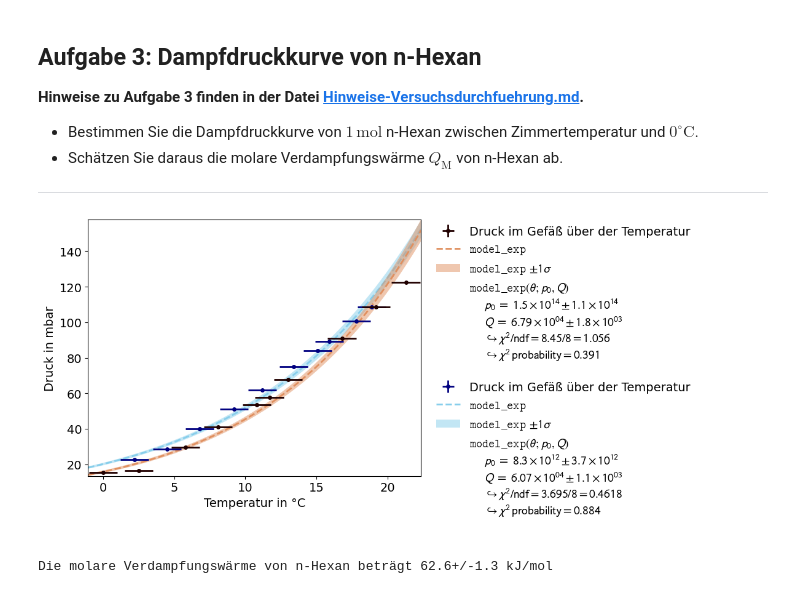
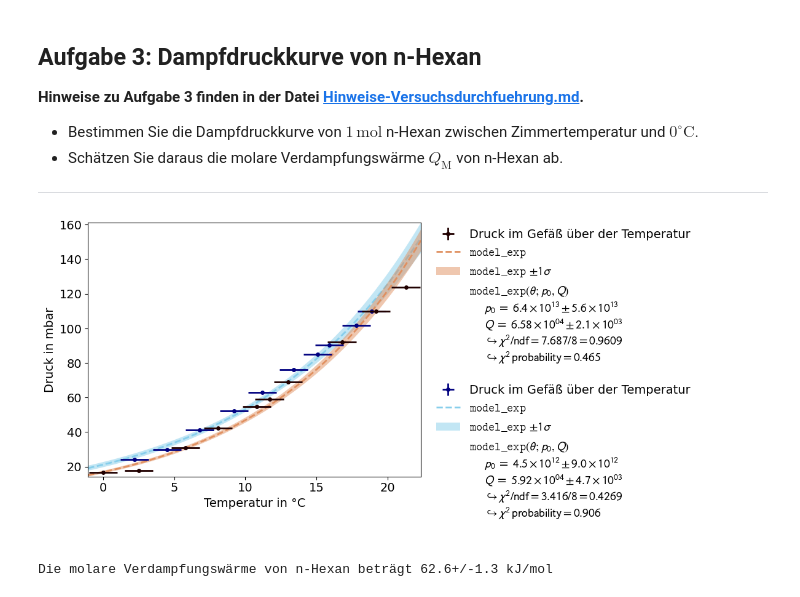
Before and after one commit to MRNock04/P2, a Jupyter notebook: Ideales_und_reales_Gas/Ideales_und_reales_Gas.ipynb, the cells around one changed output. Drawn from its saved outputs; the diff is of its cells as text; code cells hidden in the pictures.

```diff
--- a/Ideales_und_reales_Gas/Ideales_und_reales_Gas.ipynb
+++ b/Ideales_und_reales_Gas/Ideales_und_reales_Gas.ipynb
@@ -417,7 +417,7 @@ def model_exp(theta,p_0=0,Q=0):
     return p_0 * np.exp(-Q/(8.314*(theta+273.15)))
 
 # Bestimmung der Messwerte und verschieben in passende Arrays
-h_l = 50.02
+h_l = 50.11
 h_r = 40.83
 h_03 = (h_l + h_r)/2
 
@@ -425,34 +425,34 @@ h_runter = np.array([40.83,41.35,42.02,42.89,43.26,43.42, 43.88, 44.31, 44.81, 4
 h_hoch = np.array([44.57,44.35,43.92,43.51,43.11,42.61,42.28,42.08,41.65,41.35])
 
 T_runter = [21.3,19.2,16.8,13.,11.7,10.8,8.1,5.8,2.5,0]
 T_hoch = [2.2,4.5,6.8,9.2,11.2,13.4,15.1,15.9,17.8,18.9]
 
 p_runter = lam*(h_03-h_runter)*20
 p_hoch = lam*(h_03-h_hoch)*20
 
 #erstellen eines Fits
 xy_data1 = kafe2.XYContainer(T_runter,p_runter)
 xy_data1.axis_labels = ('Temperatur in °C','Druck in mbar')
 xy_data1.label = 'Druck im Gefäß über der Temperatur'
 
 fit1 = kafe2.XYFit(xy_data1,model_exp)
 fit1.add_error('x',err_val = 1)
 fit1.add_error('y',err_val = 1.33322*0.2)
 fit1.do_fit()
 
 xy_data2 = kafe2.XYContainer(T_hoch,p_hoch)
 xy_data2.axis_labels = ('Temperatur in °C','Druck in mbar')
 xy_data2.label = 'Druck im Gefäß über der Temperatur'
 
 fit2 = kafe2.XYFit(xy_data2,model_exp)
 fit2.add_error('x',err_val = 1)
 fit2.add_error('y',err_val = 1.33322*0.2)
 fit2.do_fit()
 
 plot = kafe2.plot([fit1,fit2])
 plt.show()
 # %% [output]
-[figure, old version]
+[figure, new version]
 # %%
 Q_1 = ufloat(fit1.parameter_values[1],fit1.parameter_errors[1])
 Q_2 = ufloat(fit2.parameter_values[1],fit2.parameter_errors[1])
```
Also changed, not shown: 2 other files.
